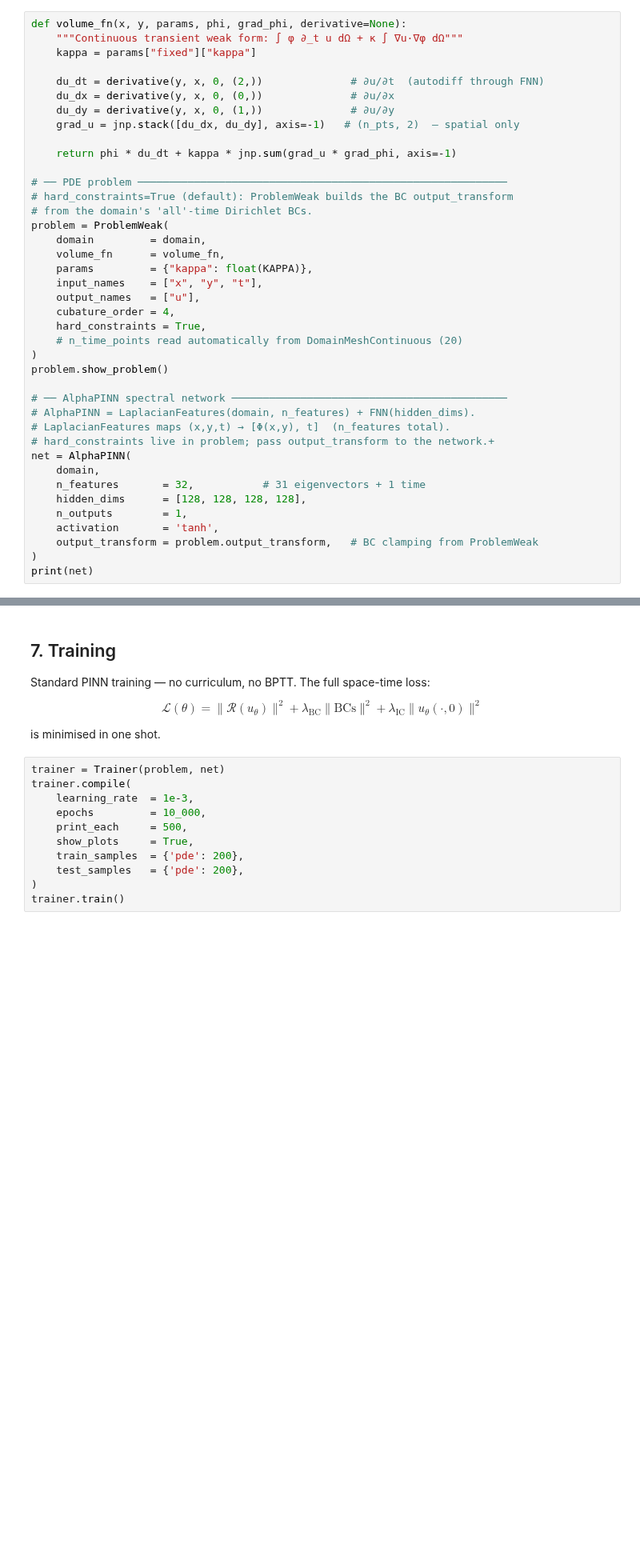
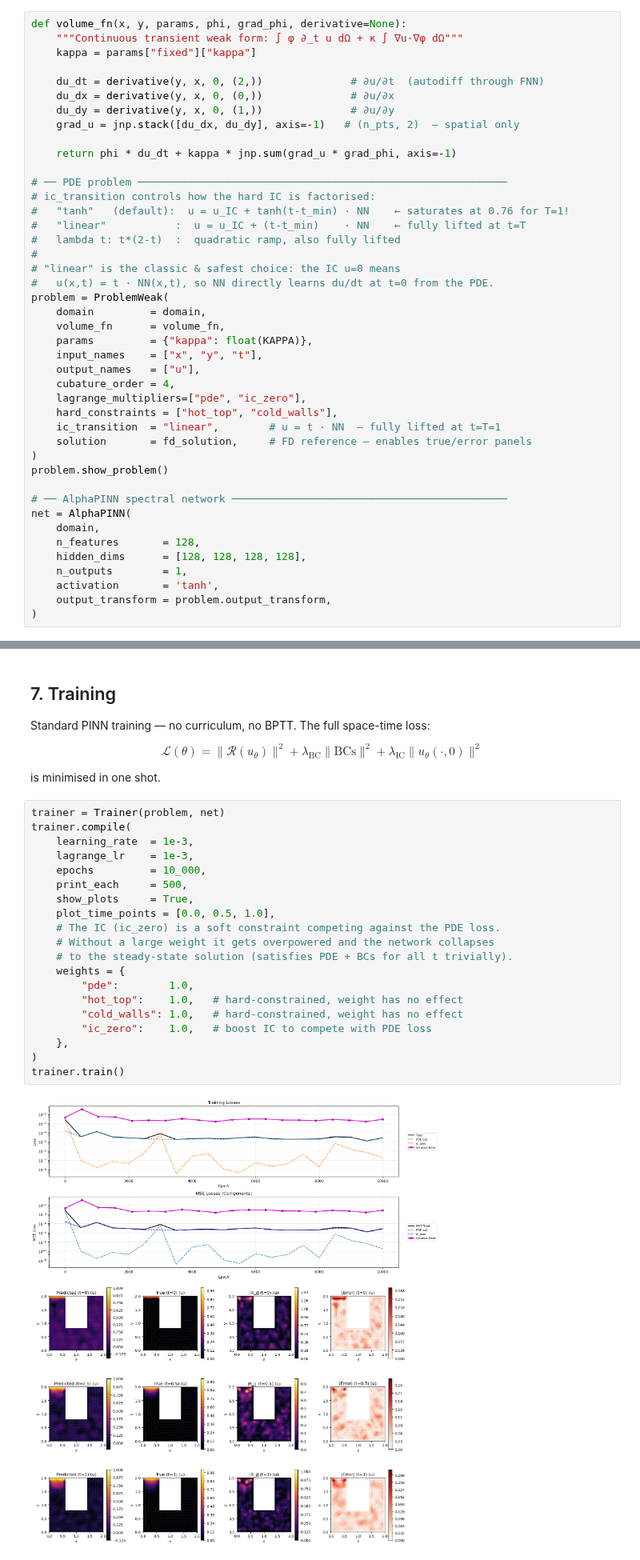
Before and after one commit to gatocor/pinn_models, a Jupyter notebook: examples/1+2D_transient_heat_u_shape_alpha_pinn.ipynb, the cells around one changed output, grey strips where cells are left out. Shown at 80% size. Cells and saved outputs as stored; diff of their text form; blank space fills up the shorter version.

```diff
--- a/examples/1+2D_transient_heat_u_shape_alpha_pinn.ipynb
+++ b/examples/1+2D_transient_heat_u_shape_alpha_pinn.ipynb
@@ -340,8 +332,13 @@ def volume_fn(x, y, params, phi, grad_phi, derivative=None):
     return phi * du_dt + kappa * jnp.sum(grad_u * grad_phi, axis=-1)
 
 # ── PDE problem ───────────────────────────────────────────────────────────
-# hard_constraints=True (default): ProblemWeak builds the BC output_transform
-# from the domain's 'all'-time Dirichlet BCs.
+# ic_transition controls how the hard IC is factorised:
+#   "tanh"   (default):  u = u_IC + tanh(t-t_min) · NN    ← saturates at 0.76 for T=1!
+#   "linear"           :  u = u_IC + (t-t_min)    · NN    ← fully lifted at t=T
+#   lambda t: t*(2-t)  :  quadratic ramp, also fully lifted
+#
+# "linear" is the classic & safest choice: the IC u=0 means
+#   u(x,t) = t · NN(x,t), so NN directly learns du/dt at t=0 from the PDE.
 problem = ProblemWeak(
     domain         = domain,
     volume_fn      = volume_fn,
@@ -349,22 +346,20 @@ problem = ProblemWeak(
     input_names    = ["x", "y", "t"],
     output_names   = ["u"],
     cubature_order = 4,
-    hard_constraints = True,
-    # n_time_points read automatically from DomainMeshContinuous (20)
+    lagrange_multipliers=["pde", "ic_zero"],
+    hard_constraints = ["hot_top", "cold_walls"],
+    ic_transition  = "linear",        # u = t · NN  — fully lifted at t=T=1
+    solution       = fd_solution,     # FD reference — enables true/error panels
 )
 problem.show_problem()
 
 # ── AlphaPINN spectral network ────────────────────────────────────────────
-# AlphaPINN = LaplacianFeatures(domain, n_features) + FNN(hidden_dims).
-# LaplacianFeatures maps (x,y,t) → [Φ(x,y), t]  (n_features total).
-# hard_constraints live in problem; pass output_transform to the network.+
 net = AlphaPINN(
     domain,
-    n_features       = 32,           # 31 eigenvectors + 1 time
+    n_features       = 128,
     hidden_dims      = [128, 128, 128, 128],
     n_outputs        = 1,
     activation       = 'tanh',
-    output_transform = problem.output_transform,   # BC clamping from ProblemWeak
+    output_transform = problem.output_transform,
 )
-print(net)
 # %% [output]
@@ -382,12 +376,22 @@ is minimised in one shot.
 # %%
 trainer = Trainer(problem, net)
 trainer.compile(
     learning_rate  = 1e-3,
+    lagrange_lr    = 1e-3,
     epochs         = 10_000,
     print_each     = 500,
     show_plots     = True,
-    train_samples  = {'pde': 200},
-    test_samples   = {'pde': 200},
+    plot_time_points = [0.0, 0.5, 1.0],
+    # The IC (ic_zero) is a soft constraint competing against the PDE loss.
+    # Without a large weight it gets overpowered and the network collapses
+    # to the steady-state solution (satisfies PDE + BCs for all t trivially).
+    weights = {
+        "pde":        1.0,
+        "hot_top":    1.0,   # hard-constrained, weight has no effect
+        "cold_walls": 1.0,   # hard-constrained, weight has no effect
+        "ic_zero":    1.0,   # boost IC to compete with PDE loss
+    },
 )
 trainer.train()
 # %% [output]
+[figure, new version]
```
Also changed, not shown: parts of 5 cells of this notebook, 13 other files.
